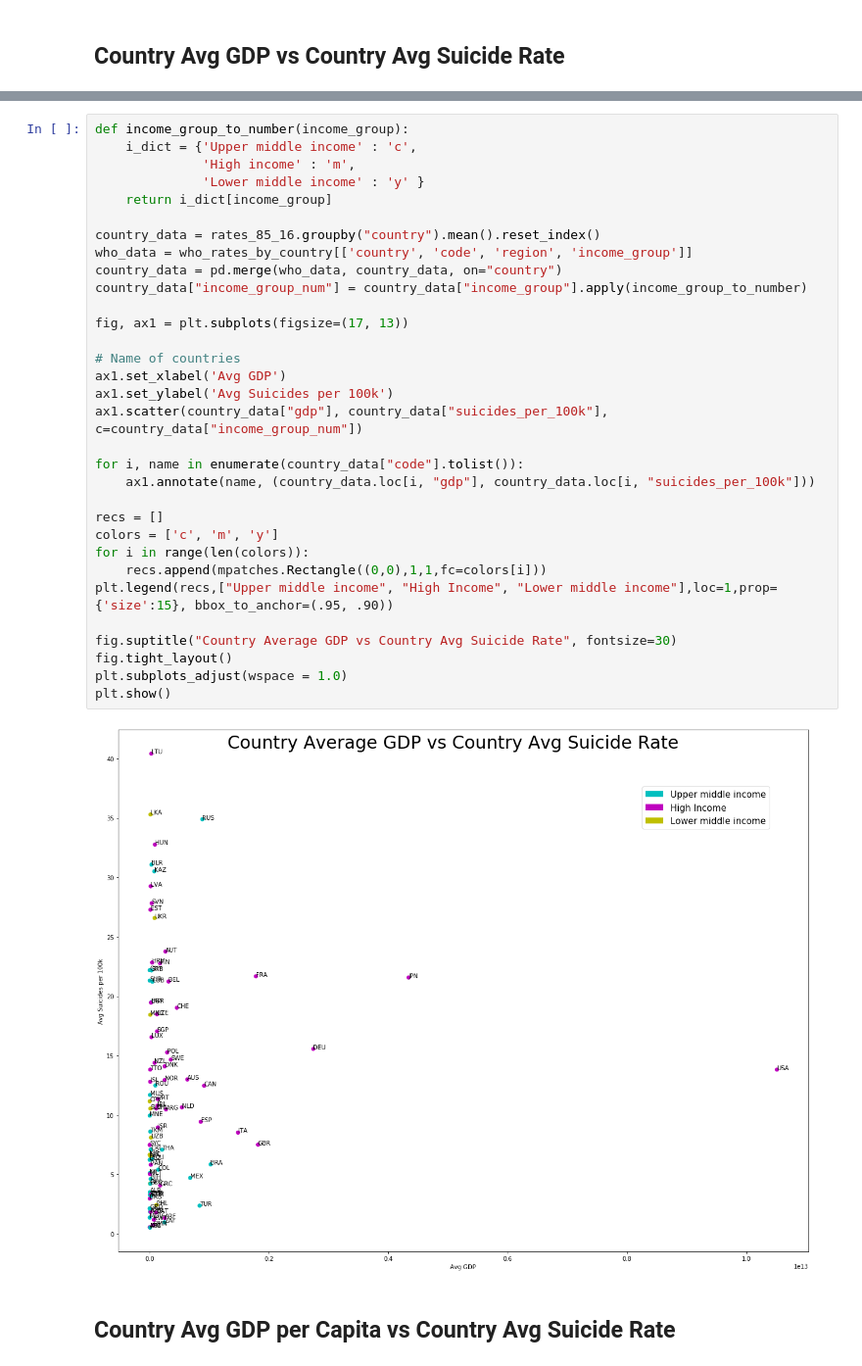
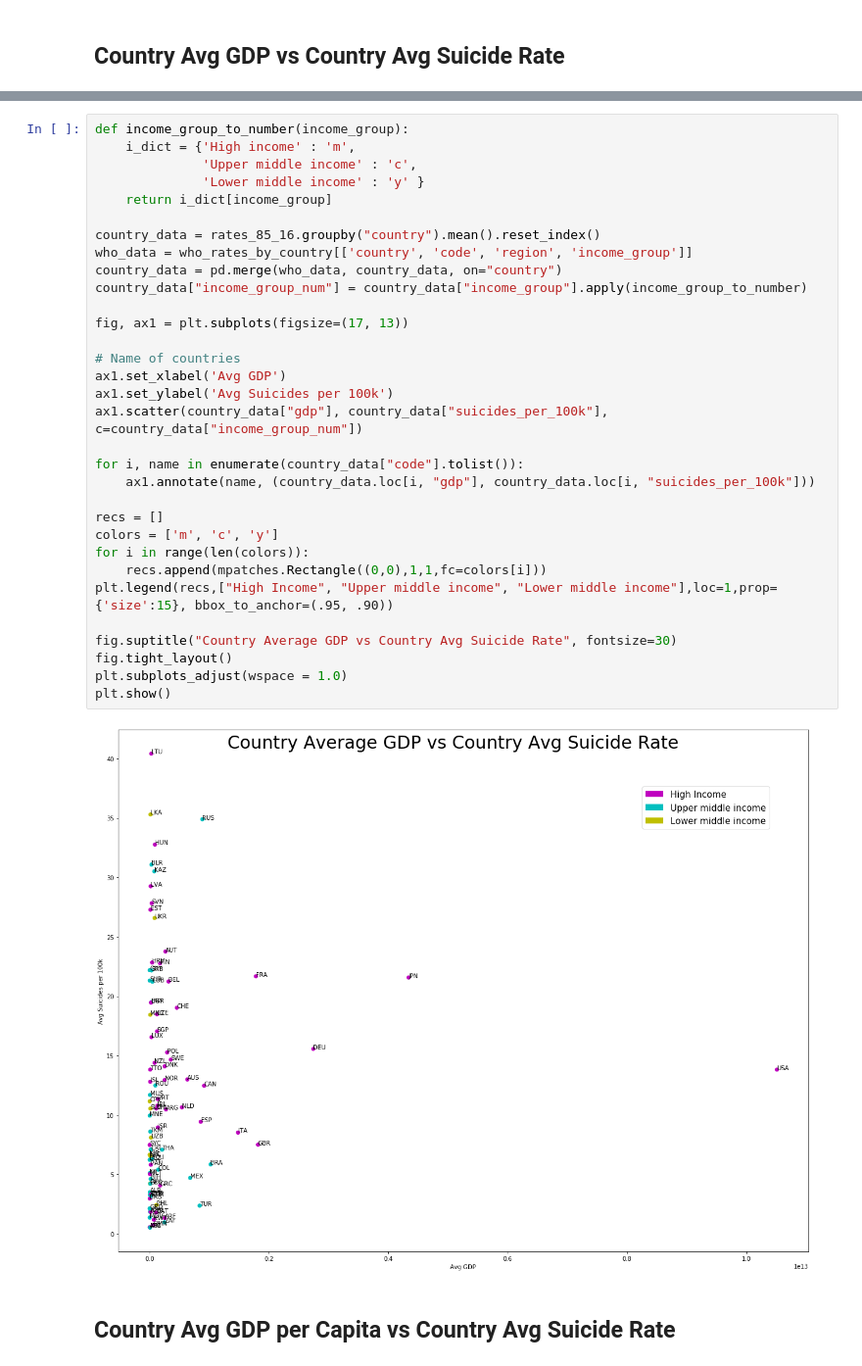
Before and after one commit to sethdagostino/COGS-108-Final-Project, a Jupyter notebook: FinalProject.ipynb, the cells around one changed output, grey strips where cells are left out. Shown at 98% size. Drawn from its saved outputs; the diff is of its cells as text.

```diff
--- a/FinalProject.ipynb
+++ b/FinalProject.ipynb
@@ -298,36 +318,36 @@ Text(0.5, 0.98, 'Global Average HDI per capita vs Global Average Suicides per 10
 # %%
 def income_group_to_number(income_group):
-    i_dict = {'Upper middle income' : 'c',
-              'High income' : 'm',
+    i_dict = {'High income' : 'm',
+              'Upper middle income' : 'c',
               'Lower middle income' : 'y' }
     return i_dict[income_group]
 
 country_data = rates_85_16.groupby("country").mean().reset_index()
 who_data = who_rates_by_country[['country', 'code', 'region', 'income_group']]
 country_data = pd.merge(who_data, country_data, on="country")
 country_data["income_group_num"] = country_data["income_group"].apply(income_group_to_number)
 
 fig, ax1 = plt.subplots(figsize=(17, 13))
 
 # Name of countries
 ax1.set_xlabel('Avg GDP')
 ax1.set_ylabel('Avg Suicides per 100k')
 ax1.scatter(country_data["gdp"], country_data["suicides_per_100k"], c=country_data["income_group_num"])
 
 for i, name in enumerate(country_data["code"].tolist()):
     ax1.annotate(name, (country_data.loc[i, "gdp"], country_data.loc[i, "suicides_per_100k"]))
 
 recs = []
-colors = ['c', 'm', 'y']
+colors = ['m', 'c', 'y']
 for i in range(len(colors)):
     recs.append(mpatches.Rectangle((0,0),1,1,fc=colors[i]))
-plt.legend(recs,["Upper middle income", "High Income", "Lower middle income"],loc=1,prop={'size':15}, bbox_to_anchor=(.95, .90))
+plt.legend(recs,["High Income", "Upper middle income", "Lower middle income"],loc=1,prop={'size':15}, bbox_to_anchor=(.95, .90))
 
 fig.suptitle("Country Average GDP vs Country Avg Suicide Rate", fontsize=30)
 fig.tight_layout()
 plt.subplots_adjust(wspace = 1.0)
 plt.show()
 # %% [output]
-[figure, old version]
+[figure, new version]
 # %% [markdown]
 ## Country Avg GDP per Capita vs Country Avg Suicide Rate
```
Also changed, not shown: parts of 31 cells of this notebook.
